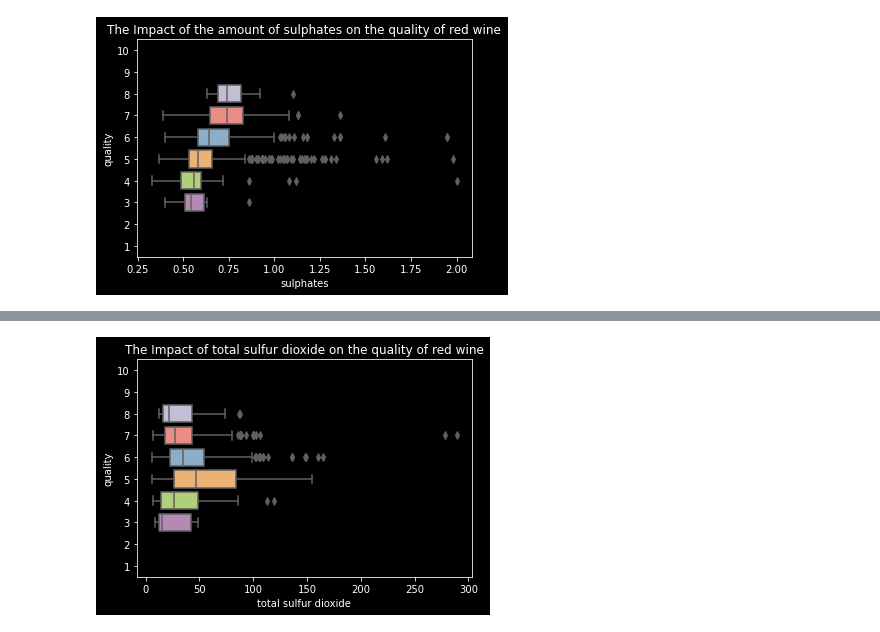
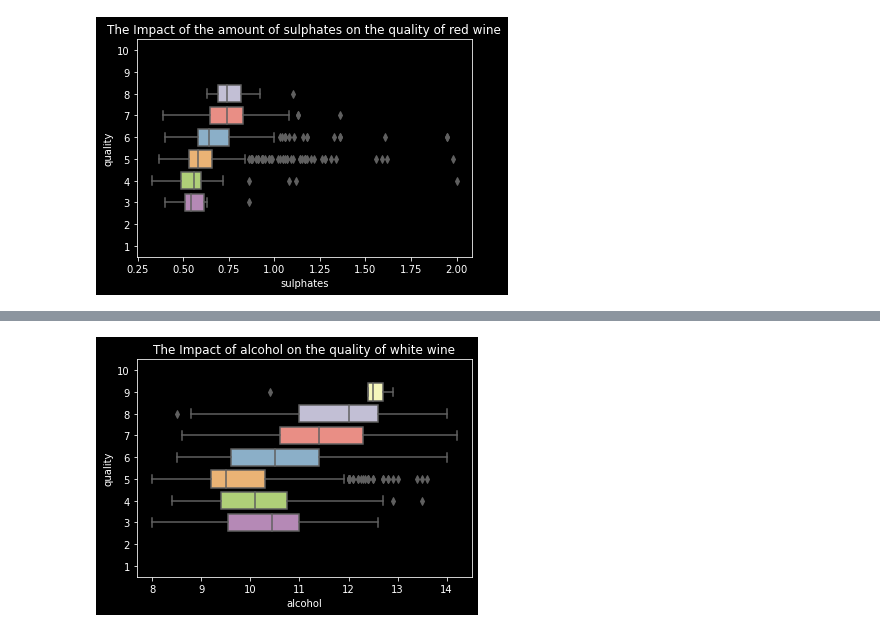
Before and after one commit to YanaOrf/BlueBerryWinery, a Jupyter notebook: BlueBerryWinery.ipynb, the cells around one changed output, grey strips where cells are left out. Drawn from its saved outputs; the diff is of its cells as text; code cells hidden in the pictures.

```diff
--- a/BlueBerryWinery.ipynb
+++ b/BlueBerryWinery.ipynb
@@ -490,7 +503,7 @@ plt.show()
 # %%
-#Scater plot The Impact of  total sulfur dioxide on  red wine quality
-sns.boxplot(data=red_wine2,x="total sulfur dioxide", y="quality",orient="h",order=(10,9,8,7,6,5,4,3,2,1))
-plt.title("The Impact of total sulfur dioxide on the quality of red wine")
+#Scater plot The Impact of  alcohol on  white wine quality
+sns.boxplot(data=white_wine2,x="alcohol", y="quality",orient="h",order=(10,9,8,7,6,5,4,3,2,1))
+plt.title("The Impact of alcohol on the quality of white wine")
 plt.show()
 # %% [output]
-[figure, old version]
+[figure, new version]
```
Also changed, not shown: parts of 20 cells of this notebook.
